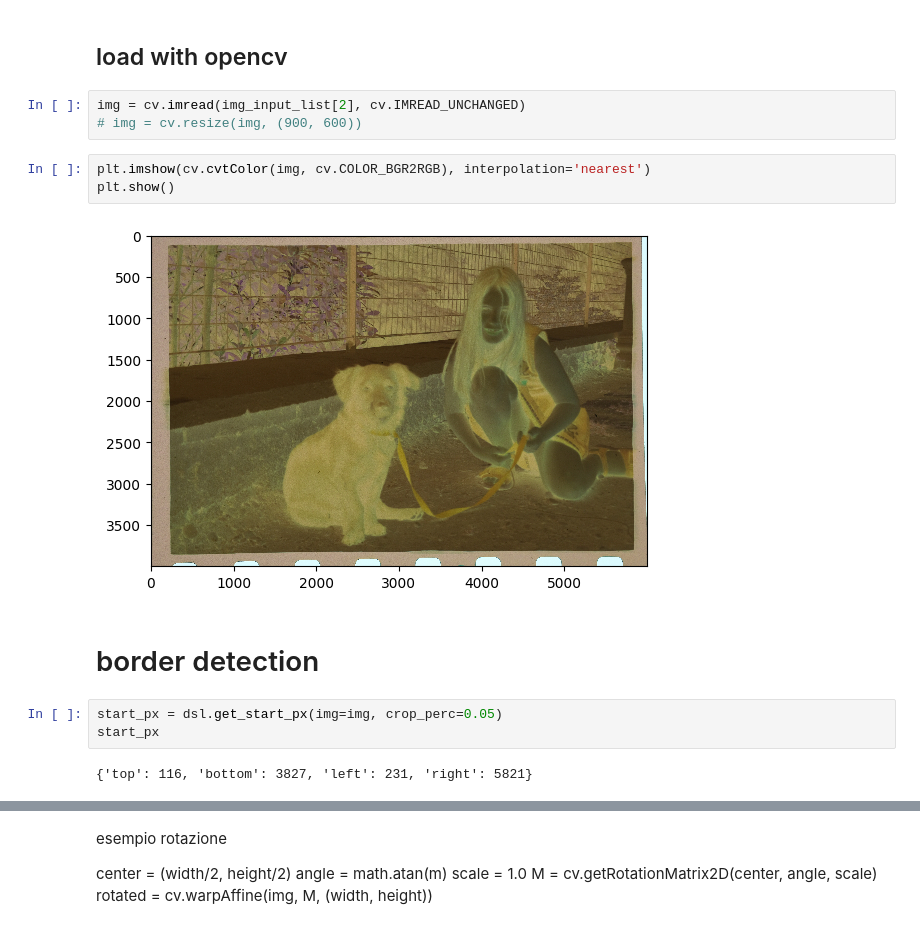
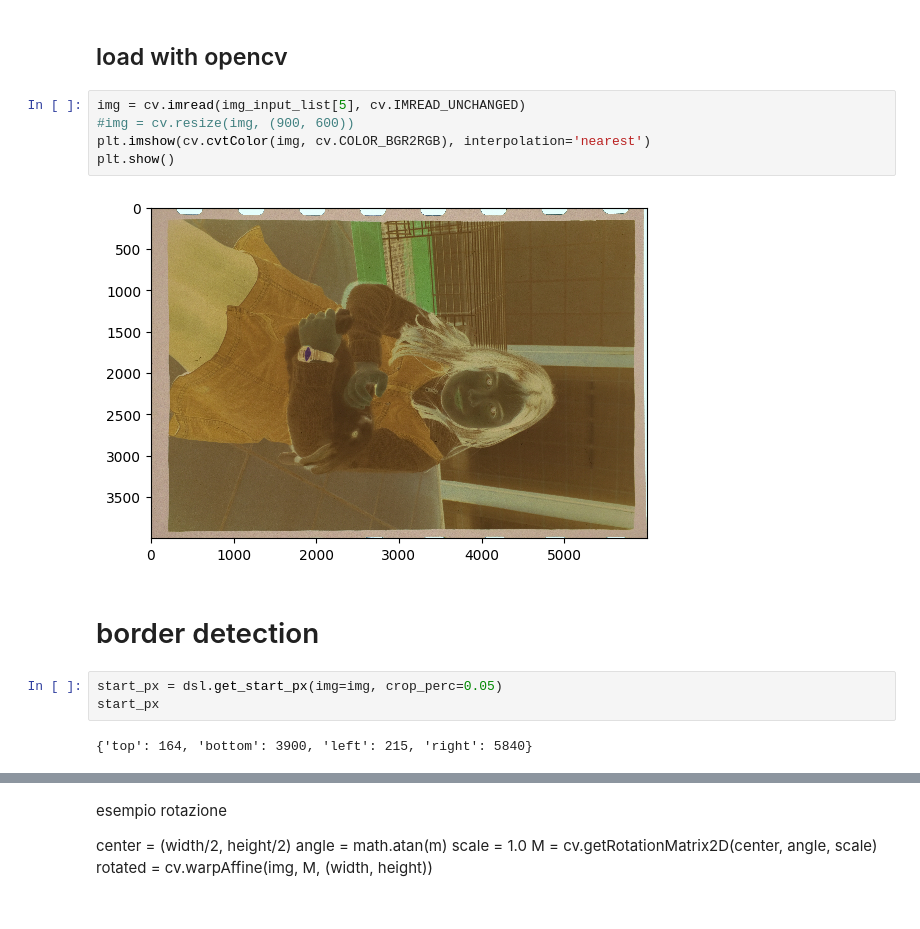
Before and after one commit to matteo-stat/digscanner, a Jupyter notebook: digscanner.ipynb, the cells around one changed output, grey strips where cells are left out. Cells and saved outputs as stored; diff of their text form.

```diff
--- a/digscanner.ipynb
+++ b/digscanner.ipynb
@@ -19,20 +19,19 @@ img_input_list = glob('C:/Users/Matteo/Desktop/scans/*.JPG')
 # %% [markdown]
 ## load with opencv
 # %%
-img = cv.imread(img_input_list[2], cv.IMREAD_UNCHANGED)
-# img = cv.resize(img, (900, 600))
+img = cv.imread(img_input_list[5], cv.IMREAD_UNCHANGED)
+#img = cv.resize(img, (900, 600))
+plt.imshow(cv.cvtColor(img, cv.COLOR_BGR2RGB), interpolation='nearest')
+plt.show()
+# %% [output]
+[figure, added]
-# %%
-plt.imshow(cv.cvtColor(img, cv.COLOR_BGR2RGB), interpolation='nearest')
-plt.show()
-# %% [output]
-[figure, removed]
 # %% [markdown]
 # border detection
 # %%
 start_px = dsl.get_start_px(img=img, crop_perc=0.05)
 start_px
 # %% [output]
-{'top': 116, 'bottom': 3827, 'left': 231, 'right': 5821}
+{'top': 164, 'bottom': 3900, 'left': 215, 'right': 5840}
 # %%
 plt.imshow(cv.cvtColor(img, cv.COLOR_BGR2RGB), interpolation='nearest')
 
```
Also changed, not shown: parts of 11 cells of this notebook.
